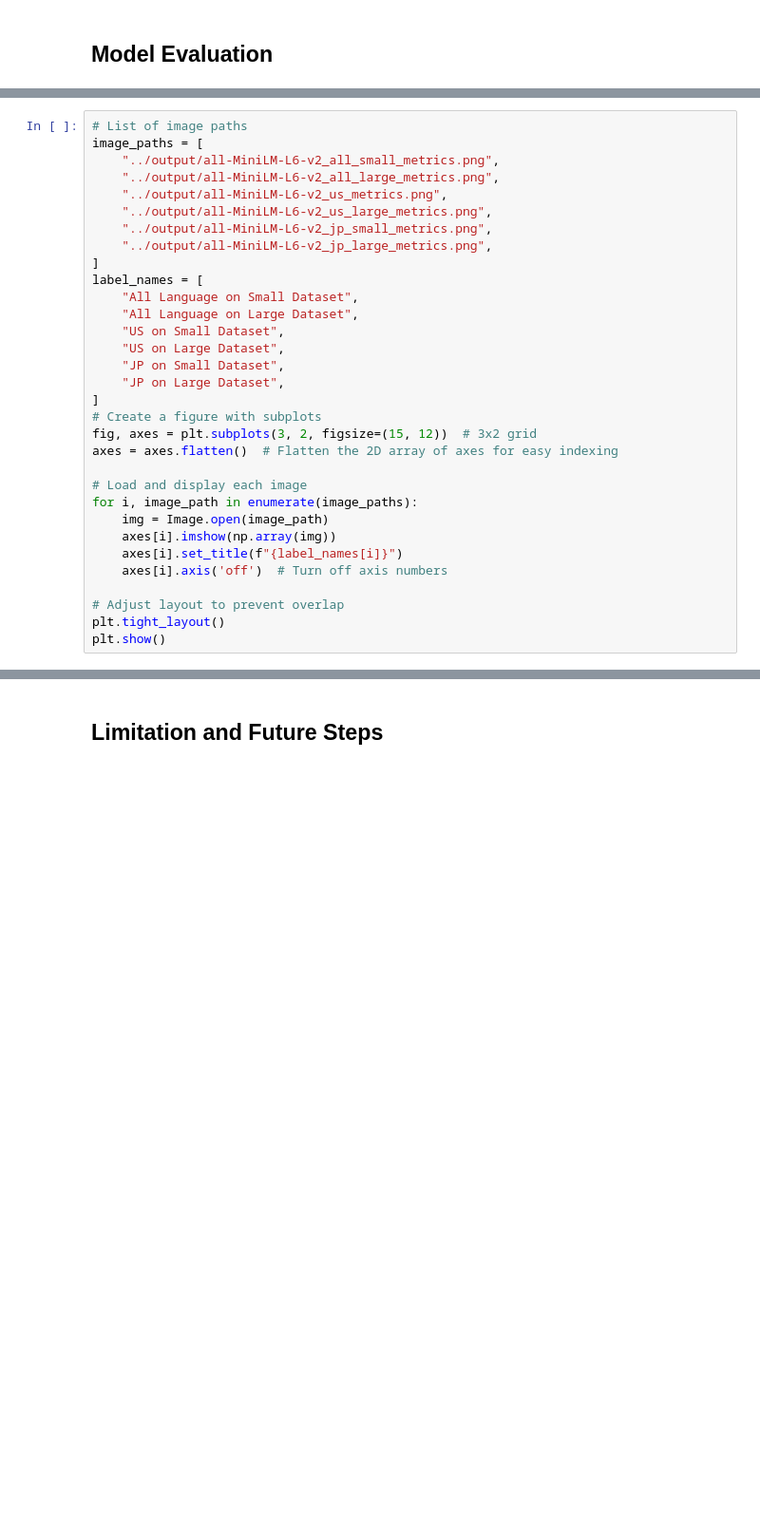
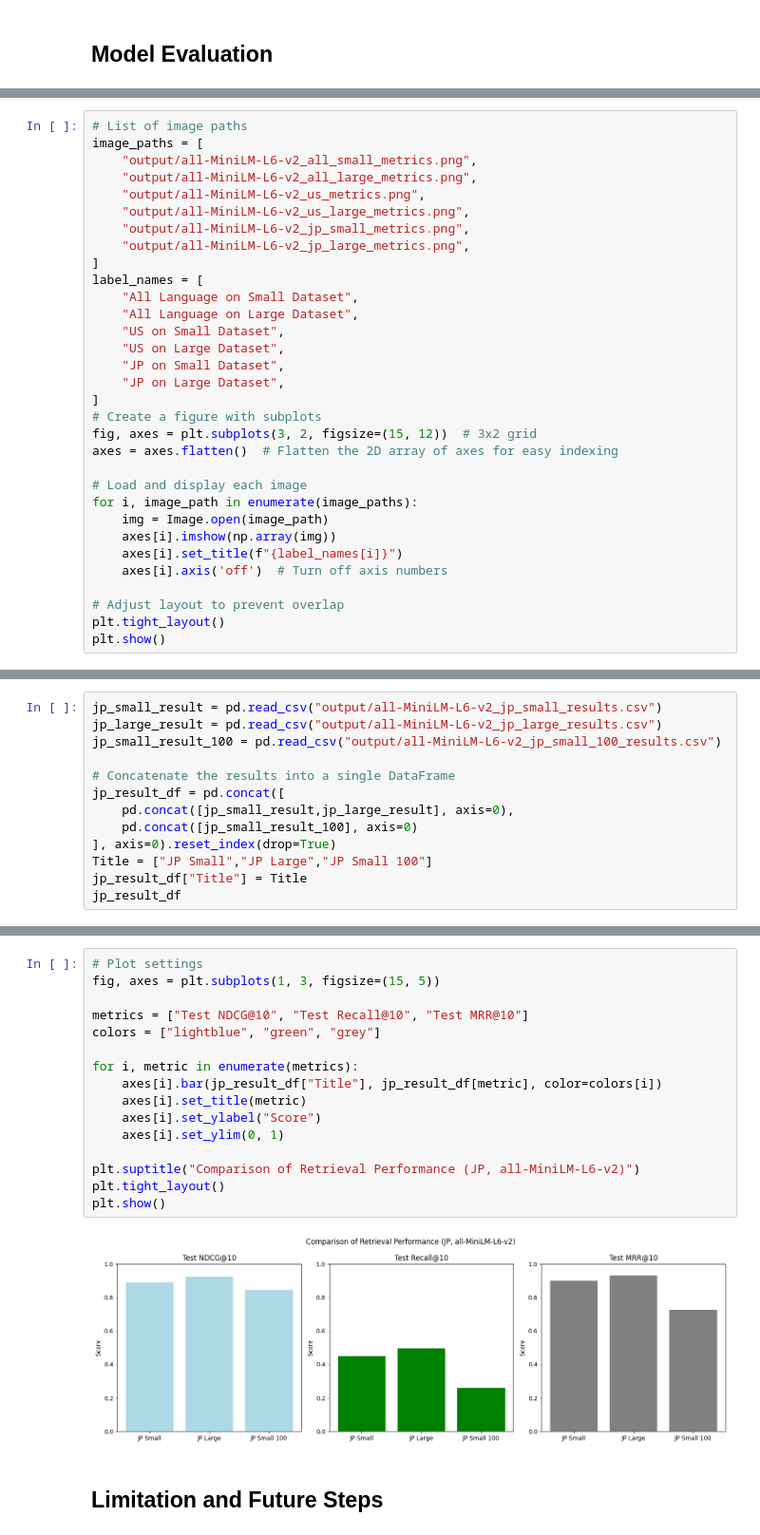
Before and after one commit to wei-wang11/Semantic-Search-Evaluation, a Jupyter notebook: notebooks/report_notebook.ipynb, the cells around one changed output, grey strips where cells are left out. Shown: that part at 95% size. Cells and saved outputs as stored; diff of their text form; blank space fills up the shorter version.

```diff
--- a/notebooks/report_notebook.ipynb
+++ b/notebooks/report_notebook.ipynb
@@ -304,12 +313,12 @@ Based on the evluation result, **all-MiniLM-L6-v2** is validated as a good match
 # %%
 # List of image paths
 image_paths = [
-    "../output/all-MiniLM-L6-v2_all_small_metrics.png",
-    "../output/all-MiniLM-L6-v2_all_large_metrics.png",
-    "../output/all-MiniLM-L6-v2_us_metrics.png",
-    "../output/all-MiniLM-L6-v2_us_large_metrics.png",
-    "../output/all-MiniLM-L6-v2_jp_small_metrics.png",
-    "../output/all-MiniLM-L6-v2_jp_large_metrics.png",
+    "output/all-MiniLM-L6-v2_all_small_metrics.png",
+    "output/all-MiniLM-L6-v2_all_large_metrics.png",
+    "output/all-MiniLM-L6-v2_us_metrics.png",
+    "output/all-MiniLM-L6-v2_us_large_metrics.png",
+    "output/all-MiniLM-L6-v2_jp_small_metrics.png",
+    "output/all-MiniLM-L6-v2_jp_large_metrics.png",
 ]
 label_names = [
     "All Language on Small Dataset",
@@ -359,3 +368,16 @@ pd.concat([
 | 3 | all-MiniLM-L6-v2 | all | Full | 2621288 | 130192 | 0.959141 | 0.595357 | ... |
 | 4 | all-MiniLM-L6-v2 | us | Full | 1818825 | 97307 | 0.965228 | 0.617667 | ... |
 | 5 | all-MiniLM-L6-v2 | jp | Full | 446053 | 18126 | 0.932295 | 0.516557 | ... |
+# %%
+jp_small_result = pd.read_csv("output/all-MiniLM-L6-v2_jp_small_results.csv")
+jp_large_result = pd.read_csv("output/all-MiniLM-L6-v2_jp_large_results.csv")
+jp_small_result_100 = pd.read_csv("output/all-MiniLM-L6-v2_jp_small_100_results.csv")
+
+# Concatenate the results into a single DataFrame
+jp_result_df = pd.concat([
+    pd.concat([jp_small_result,jp_large_result], axis=0),
+    pd.concat([jp_small_result_100], axis=0)
+], axis=0).reset_index(drop=True)
+Title = ["JP Small","JP Large","JP Small 100"]
+jp_result_df["Title"] = Title
+jp_result_df
@@ -362,3 +389,21 @@ pd.concat([
+# %%
+# Plot settings
+fig, axes = plt.subplots(1, 3, figsize=(15, 5))
+
+metrics = ["Test NDCG@10", "Test Recall@10", "Test MRR@10"]
+colors = ["lightblue", "green", "grey"]
+
+for i, metric in enumerate(metrics):
+    axes[i].bar(jp_result_df["Title"], jp_result_df[metric], color=colors[i])
+    axes[i].set_title(metric)
+    axes[i].set_ylabel("Score")
+    axes[i].set_ylim(0, 1)
+
+plt.suptitle("Comparison of Retrieval Performance (JP, all-MiniLM-L6-v2)")
+plt.tight_layout()
+plt.show()
+# %% [output]
+[figure, added]
 # %% [markdown]
 ## Limitation and Future Steps
 # %% [markdown]
```
Also changed, not shown: parts of 9 cells of this notebook, 6 other files.
